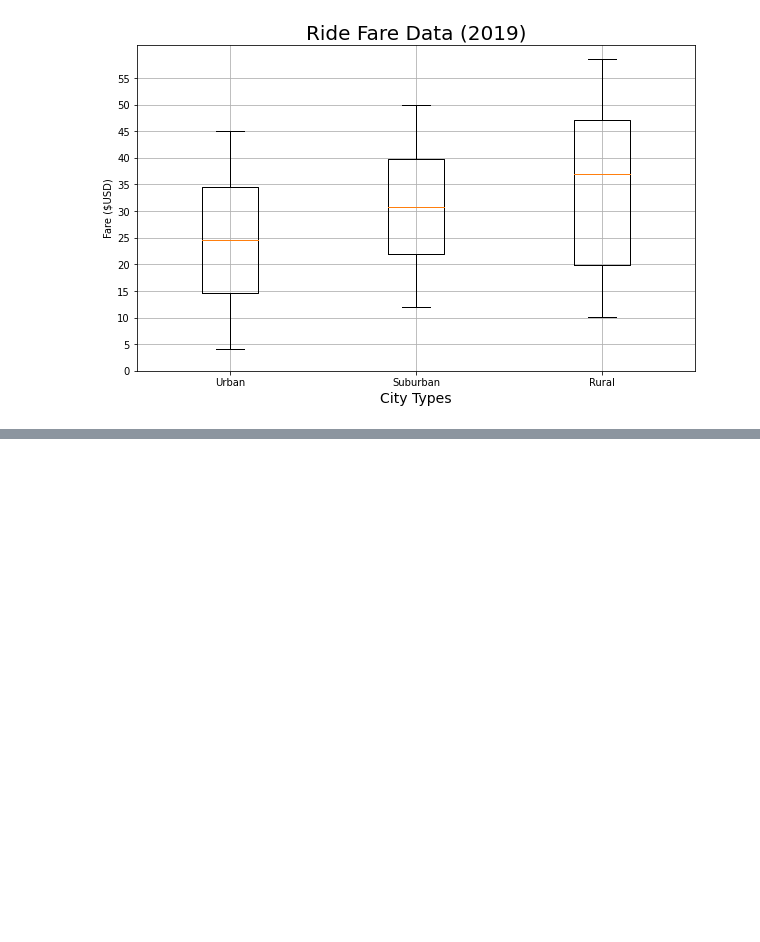
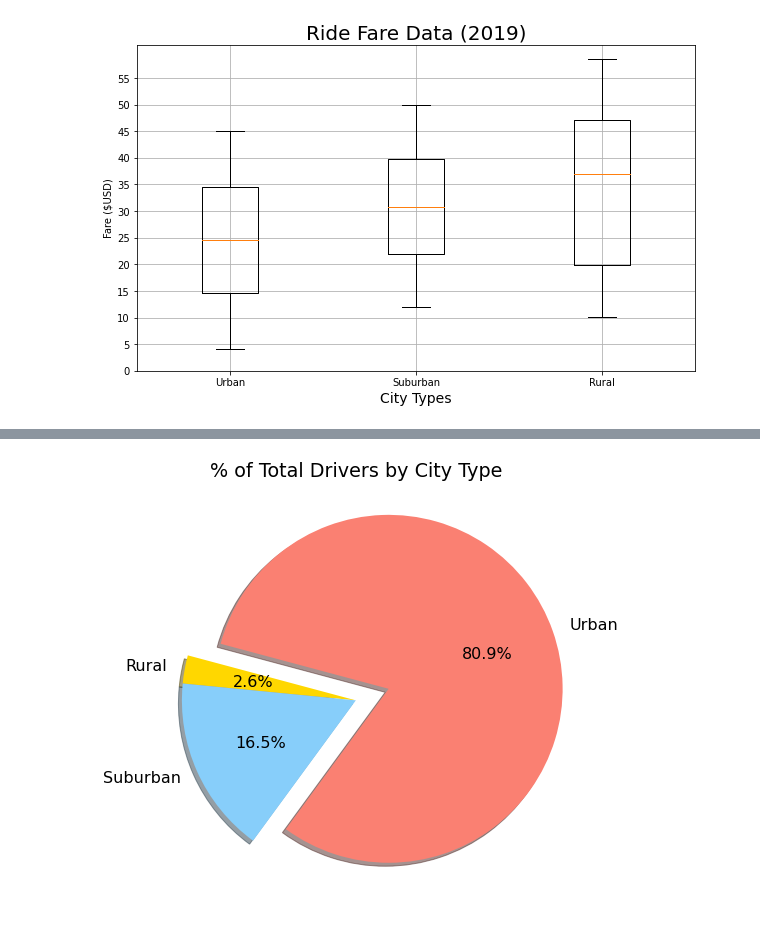
Before and after one commit to divitaN-dev/Pyber_Analysis, a Jupyter notebook: PyBer.ipynb, the cells around one changed output, grey strips where cells are left out. Saved outputs shown, nothing was run; the diff lists cells and outputs as text; code cells hidden in the pictures; blank space fills up the shorter version.

```diff
--- a/PyBer.ipynb
+++ b/PyBer.ipynb
@@ -489,15 +547,17 @@ driver_percents
 # %%
 plt.subplots(figsize=(8,8))
 plt.pie(driver_percents, labels = ["Rural", "Suburban", "Urban"],
         shadow = True,
         colors=["gold", "lightskyblue", "salmon"],
         autopct = "%1.1f%%",
         explode = [0,0,0.2],
         startangle = 165)
-mpl.rcParams[font.size] = 16
 plt.title("% of Total Drivers by City Type")
-mpl.rcParams['font.size'] = 14
+mpl.rcParams['font.size'] = 16
+
 # Save Figure
 plt.savefig("analysis/Fig7.png")
 # Show Figure
 plt.show()
+# %% [output]
+[figure, added]
```
Also changed, not shown: parts of 12 cells of this notebook, 4 other files.
